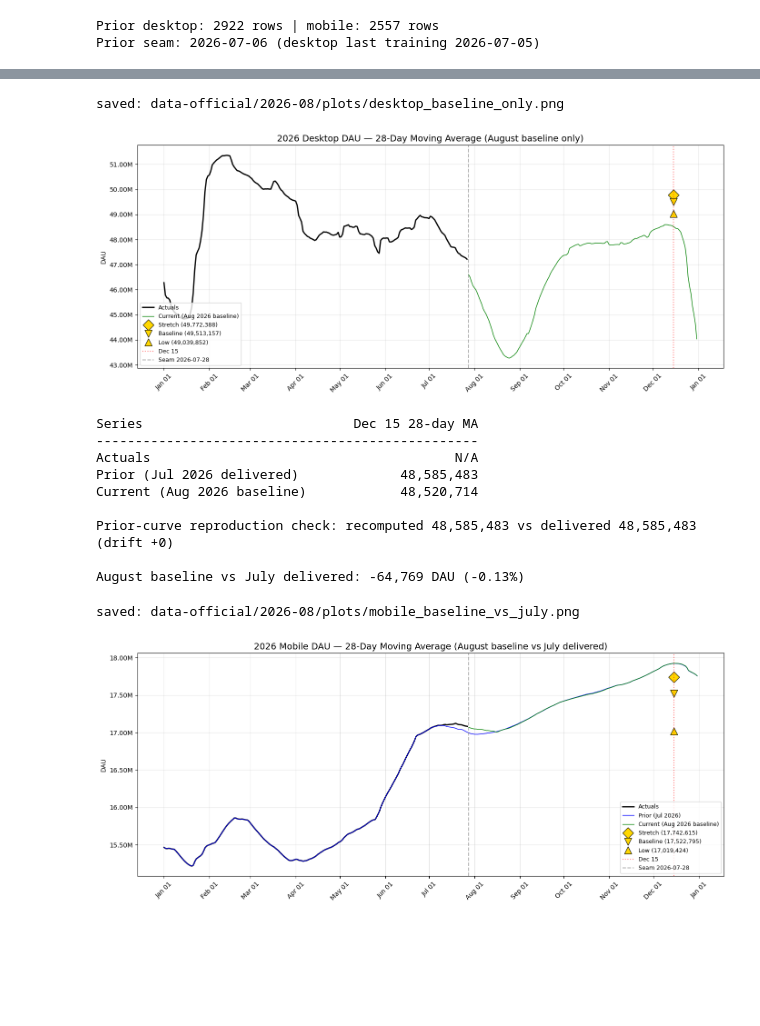
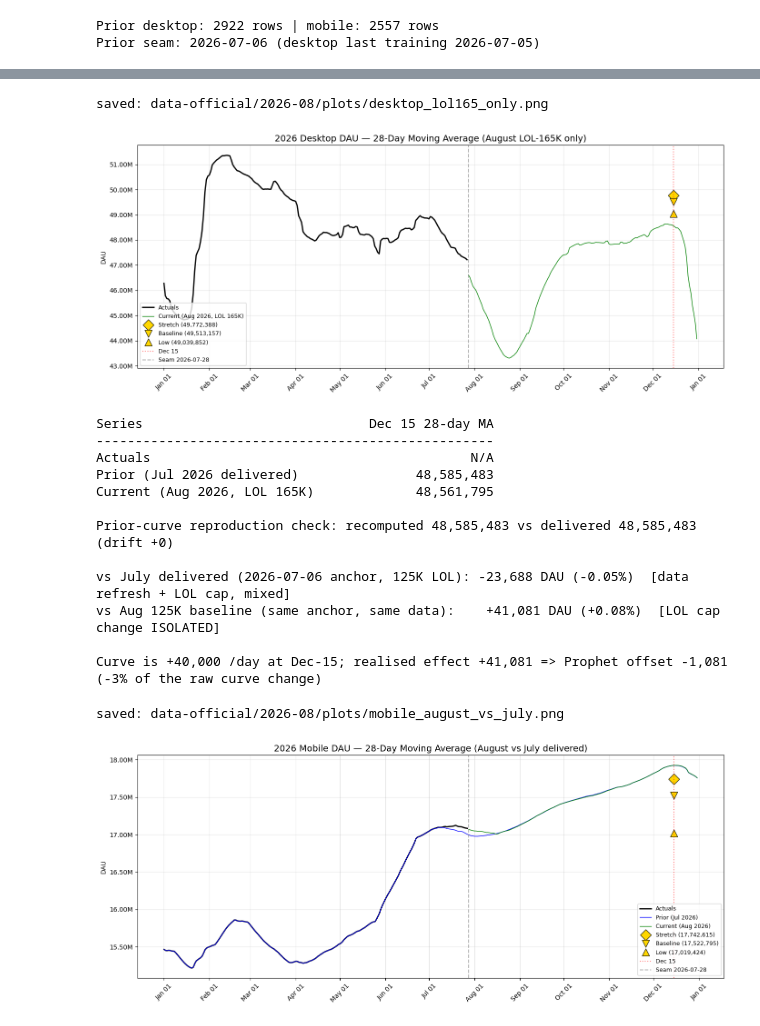
Before and after one commit to mozilla/mozaic-daily, a Jupyter notebook: data-official/2026-08/august_canonical_v2026-07-28.ipynb, the cells around one changed output, grey strips where cells are left out. Drawn from its saved outputs; the diff is of its cells as text; code cells hidden in the pictures; blank space fills up the shorter version.

```diff
--- a/data-official/2026-08/august_canonical_v2026-07-28.ipynb
+++ b/data-official/2026-08/august_canonical_v2026-07-28.ipynb
@@ -447,32 +472,37 @@ saved: data-official/2026-08/plots/desktop_baseline_vs_july.png
 # [plot-desktop-current-only]
 render_desktop_plot(
     show_prior=False,
-    title="2026 Desktop DAU — 28-Day Moving Average (August baseline only)",
-    savename="desktop_baseline_only.png")
+    title="2026 Desktop DAU — 28-Day Moving Average (August LOL-165K only)",
+    savename="desktop_lol165_only.png")
 # %% [output]
-saved: data-official/2026-08/plots/desktop_baseline_only.png
+saved: data-official/2026-08/plots/desktop_lol165_only.png
 [figure]
 # %%
 # [desktop-dec15]
-# July's DELIVERED desktop Dec-15 28d-MA, hardcoded from data-official/2026-07/_index.md. Recomputing
-# it from the parquet below should reproduce this; a mismatch means the prior curve is being rebuilt
-# differently than it was delivered, which would invalidate every August-vs-July delta in this
-# notebook. Checked, not assumed.
+# Two hardcoded reference points, both post-headwind Dec-15 28d-MA:
+#   JULY_DELIVERED  -- from data-official/2026-07/_index.md. The prior curve rebuilt below must
+#                      reproduce it; a mismatch means the N-1 line is not what was delivered, which
+#                      would invalidate every August-vs-July delta here. Checked, not assumed.
+#   AUG_125K_BASELINE -- the same anchor and same data as this build, but with July's flat-125K LOL
+#                      curve. This is the isolation that attributes movement to the cap change alone.
+#                      Its parquet was overwritten by this run; the number is preserved in git
+#                      (commit 140412e) and in ../2026-08/desktop_baseline_2026-07-28/README.md.
 JULY_DELIVERED_DESKTOP_DEC15 = 48_585_483
+AUG_125K_BASELINE_DESKTOP_DEC15 = 48_520_714
 
 desktop_series = {
     "Actuals": desktop_actual_ma,
     "Prior (Jul 2026 delivered)": prev_desktop_ma,
-    "Current (Aug 2026 baseline)": desktop_ma,
+    "Current (Aug 2026, LOL 165K)": desktop_ma,
 }
 
-header = f"{'Series':<30s} {'Dec 15 28-day MA':>18s}"
+header = f"{'Series':<32s} {'Dec 15 28-day MA':>18s}"
 print(header)
 print("-" * len(header))
 for name, s in desktop_series.items():
     val = s.get(MEASUREMENT_DATE, np.nan)
     val_str = f"{val:,.0f}" if pd.notna(val) else "N/A"
-    print(f"{name:<30s} {val_str:>18s}")
+    print(f"{name:<32s} {val_str:>18s}")
 
 prior_recomputed = prev_desktop_ma.get(MEASUREMENT_DATE, np.nan)
 drift = prior_recomputed - JULY_DELIVERED_DESKTOP_DEC15
@@ -485,18 +515,37 @@ assert abs(drift) < 1000, (
 )
 
 current = desktop_ma.get(MEASUREMENT_DATE, np.nan)
-print(f"\nAugust baseline vs July delivered: {current - JULY_DELIVERED_DESKTOP_DEC15:+,.0f} DAU "
-      f"({(current / JULY_DELIVERED_DESKTOP_DEC15 - 1) * 100:+.2f}%)")
+lol_effect = current - AUG_125K_BASELINE_DESKTOP_DEC15
+print(f"\nvs July delivered (2026-07-06 anchor, 125K LOL): {current - JULY_DELIVERED_DESKTOP_DEC15:+,.0f} DAU "
+      f"({(current / JULY_DELIVERED_DESKTOP_DEC15 - 1) * 100:+.2f}%)  [data refresh + LOL cap, mixed]")
+print(f"vs Aug 125K baseline (same anchor, same data):    {lol_effect:+,.0f} DAU "
+      f"({(current / AUG_125K_BASELINE_DESKTOP_DEC15 - 1) * 100:+.2f}%)  [LOL cap change ISOLATED]")
+
+# The curve is +40,000/day higher at every forecast date, but `l` is bidirectional: the same +40K is
+# also subtracted from 39 days of modern_windows training rows, so Prophet fits a differently-shaped
+# frame and gives part of it back. A delta of exactly +40,000 would mean the add-back happened without
+# the training subtraction -- i.e. a broken overlay, not a good result.
+CURVE_DELTA_AT_DEC15 = 40_000
+offset = CURVE_DELTA_AT_DEC15 - lol_effect
+print(f"\nCurve is +{CURVE_DELTA_AT_DEC15:,} /day at Dec-15; realised effect {lol_effect:+,.0f} "
+      f"=> Prophet offset {offset:+,.0f} ({offset / CURVE_DELTA_AT_DEC15 * 100:.0f}% of the raw curve change)")
+assert abs(lol_effect - CURVE_DELTA_AT_DEC15) > 1, (
+    f"Dec-15 moved by exactly the curve delta ({lol_effect:+,.0f}). That implies the curve was added "
+    f"to the forecast without being subtracted from training -- the bidirectional overlay is broken."
+)
 # %% [output]
-Series                           Dec 15 28-day MA
--------------------------------------------------
-Actuals                                       N/A
-Prior (Jul 2026 delivered)             48,585,483
-Current (Aug 2026 baseline)            48,520,714
+Series                             Dec 15 28-day MA
+---------------------------------------------------
+Actuals                                         N/A
+Prior (Jul 2026 delivered)               48,585,483
+Current (Aug 2026, LOL 165K)             48,561,795
 
 Prior-curve reproduction check: recomputed 48,585,483 vs delivered 48,585,483 (drift +0)
 
-August baseline vs July delivered: -64,769 DAU (-0.13%)
+vs July delivered (2026-07-06 anchor, 125K LOL): -23,688 DAU (-0.05%)  [data refresh + LOL cap, mixed]
+vs Aug 125K baseline (same anchor, same data):    +41,081 DAU (+0.08%)  [LOL cap change ISOLATED]
+
+Curve is +40,000 /day at Dec-15; realised effect +41,081 => Prophet offset -1,081 (-3% of the raw curve change)
 # %%
 # [plot-mobile]
 # Stakeholder Dec-15 mobile benchmarks. As with desktop, these are the June-cycle aspirational
@@ -511,41 +560,43 @@ def render_mobile_plot(*, show_prior: bool, title: str, savename: str):
     ax.plot(clip_display(mobile_actual_ma), label="Actuals", color="black", linewidth=2)
     if show_prior:
         ax.plot(clip_display(prev_mobile_ma), label="Prior (Jul 2026)", color="blue", linewidth=1)
+    # Mobile is UNCHANGED by the LOL rebuild -- `l` is desktop-only, so this is the same mobile run as
+    # the 125K baseline. Any movement vs July is the data refresh alone.
     ax.plot(clip_forecast_only(mobile_ma, MOBILE_FORECAST_START),
-            label="Current (Aug 2026 baseline)", color="green", linewidth=1)
+            label="Current (Aug 2026)", color="green", linewidth=1)
     for value, marker, label in [
         (STAKEHOLDER_MOBILE_STRETCH, "D", "Stretch"),
         (STAKEHOLDER_MOBILE_BASELINE, "v", "Baseline"),
         (STAKEHOLDER_MOBILE_LOW, "^", "Low"),
     ]:
         ax.plot(MEASUREMENT_DATE, value, marker=marker, color="gold",
                 markersize=12, markeredgecolor="black", markeredgewidth=0.8,
                 linestyle="None", label=f"{label} ({value:,})")
     ax.axvline(MEASUREMENT_DATE, color="red", linestyle=":", alpha=0.5, label="Dec 15")
     ax.axvline(MOBILE_FORECAST_START, color="grey", linestyle="--", alpha=0.6,
                label=f"Seam {MOBILE_FORECAST_START.date()}")
     ax.set_title(title, fontsize=14)
     ax.set_ylabel("DAU")
     ax.yaxis.set_major_formatter(mticker.FuncFormatter(millions_formatter))
     ax.legend(loc="lower right", fontsize=9)
     ax.xaxis.set_major_formatter(mdates.DateFormatter("%b %d"))
     ax.xaxis.set_major_locator(mdates.MonthLocator())
     plt.setp(ax.xaxis.get_majorticklabels(), rotation=45)
     ax.grid(True, alpha=0.3)
     plt.tight_layout()
     out = f"{PLOTS_DIR}/{savename}"
     fig.savefig(out, dpi=130)
     print(f"saved: {out}")
     plt.show()
 
 
 render_mobile_plot(
     show_prior=True,
-    title="2026 Mobile DAU — 28-Day Moving Average (August baseline vs July delivered)",
-    savename="mobile_baseline_vs_july.png")
+    title="2026 Mobile DAU — 28-Day Moving Average (August vs July delivered)",
+    savename="mobile_august_vs_july.png")
 # %% [output]
-saved: data-official/2026-08/plots/mobile_baseline_vs_july.png
+saved: data-official/2026-08/plots/mobile_august_vs_july.png
-[figure, old version]
+[figure, new version]
 # %%
 # [plot-mobile-current-only]
 render_mobile_plot(
```
Also changed, not shown: parts of 10 cells of this notebook, 15 other files.
